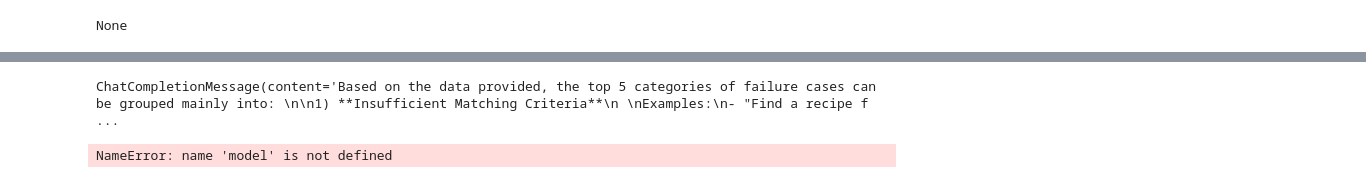
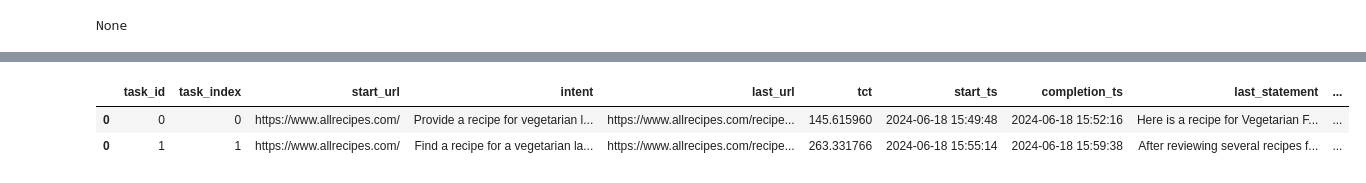
Before and after one commit to ruhanaazam/Agent-E, a Jupyter notebook: notebooks/analyze_improvement.ipynb, the cells around one changed output, grey strips where cells are left out. Cells and saved outputs as stored; diff of their text form; code cells hidden in the pictures.

```diff
--- a/notebooks/analyze_improvement.ipynb
+++ b/notebooks/analyze_improvement.ipynb
@@ -131,18 +63,0 @@ improved_df_original[['start_url', 'intent','reason', 'score']]
-# %%
-from openai import OpenAI
-client = OpenAI()
-
-data = improved_df_original[['start_url', 'intent','reason']].to_csv()
-question = f"I need help analyzing my results from an experiment. In this experiment, I had a web-navigation agent accomplish many tasks on live websites. Each failure case was annotated by a real human with the reason for the web-navigator's failure. Help me analyze the failure cases. Please categorize the top-5 failure cases and give me examples of each. Think deeply about why each of these cases may occur and what causes each error type. Below is a csv file containing failure cases only. There are three columns: 1) start_url, which is the website the task was performed on 2) the intent, this is the task that the agent was given to perform and 3) the reason, this is the annotators' explaination for why the task failed: {data}"
-
-completion = client.chat.completions.create(
-            model="gpt-4",  # Specify the model (e.g., gpt-4 or gpt-3.5-turbo)
-            messages=[
-                {"role": "system", "content": "You are a helpful assistant."},
-                {"role": "user", "content": question},
-            ]
-)
-
-print(completion.choices[0].message)
-# %% [output]
-ChatCompletionMessage(content='Based on the data provided, the top 5 categories of failure cases can be grouped mainly into: \n\n1) **Insufficient Matching Criteria**\n \nExamples:\n- "Find a recipe f ...
@@ -160,12 +63,0 @@ def print_confusion(gpt_eval):
-# %%
-from validation_agent.analyze_failure import *
-
-model = "gpt-4o"
-task_id = 0
-intent = original_annotation.get_intent(task_id)
-main_chat_sequence = original_annotation.get_high_level_trajectory(task_id)
-screenshot_paths = original_annotation.get_screenshot_paths(task_id)
-
-analysis = analyze_failure_text(main_chat_sequence, intent, model=model)
-# %% [output]
-NameError: name 'model' is not defined
@@ -174,0 +64,20 @@ NameError: name 'model' is not defined
+# %%
+# Helper function to load final_responses from original run
+def get_final_response(annotation_loader, _task_id):
+    raw_final_response = annotation_loader.get_high_level_trajectory(_task_id)[-1]
+    try:
+        temp_json = json.loads(raw_final_response.get('content'))
+        _final_response = temp_json['final_response']
+        return _final_response
+    except Exception as e:
+        return "" # no final_response
+
+# Get all last responses
+original_results['last_statement'] = original_results['task_id'].apply(
+    lambda x: get_final_response(annotation_loader=original_annotation, _task_id=x)
+)
+original_results[:2]
+# %% [output]
+|  | task_id | task_index | start_url | intent | last_url | tct | start_ts | completion_ts | last_statement | ... |
+| 0 | 0 | 0 | https://www.allrecipes.com/ | Provide a recipe for vegetarian l... | https://www.allrecipes.com/recipe... | 145.615960 | 2024-06-18 15:49:48 | 2024-06-18 15:52:16 | Here is a recipe for Vegetarian F... | ... |
+| 0 | 1 | 1 | https://www.allrecipes.com/ | Find a recipe for a vegetarian la... | https://www.allrecipes.com/recipe... | 263.331766 | 2024-06-18 15:55:14 | 2024-06-18 15:59:38 | After reviewing several recipes f... | ... |
```
Also changed, not shown: parts of 47 cells of this notebook.
